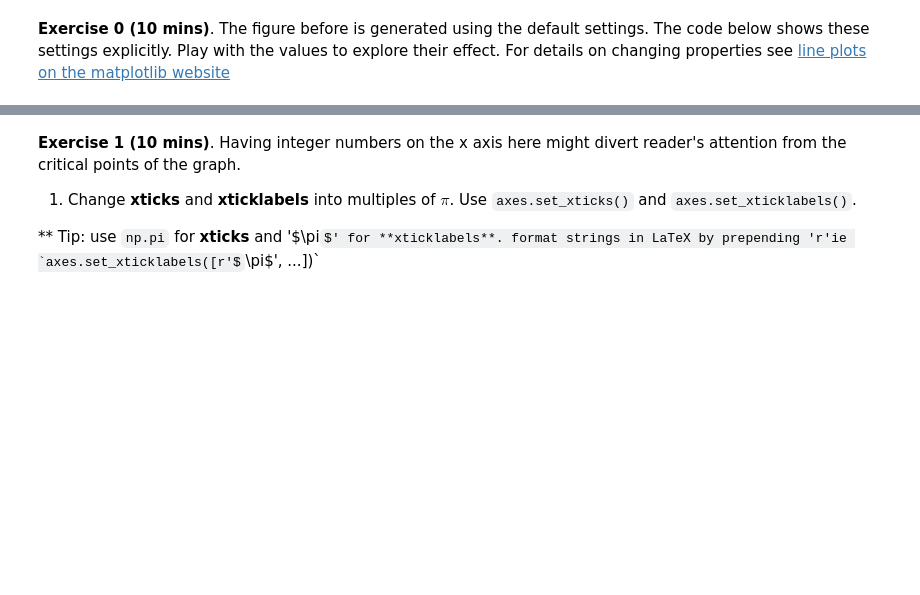
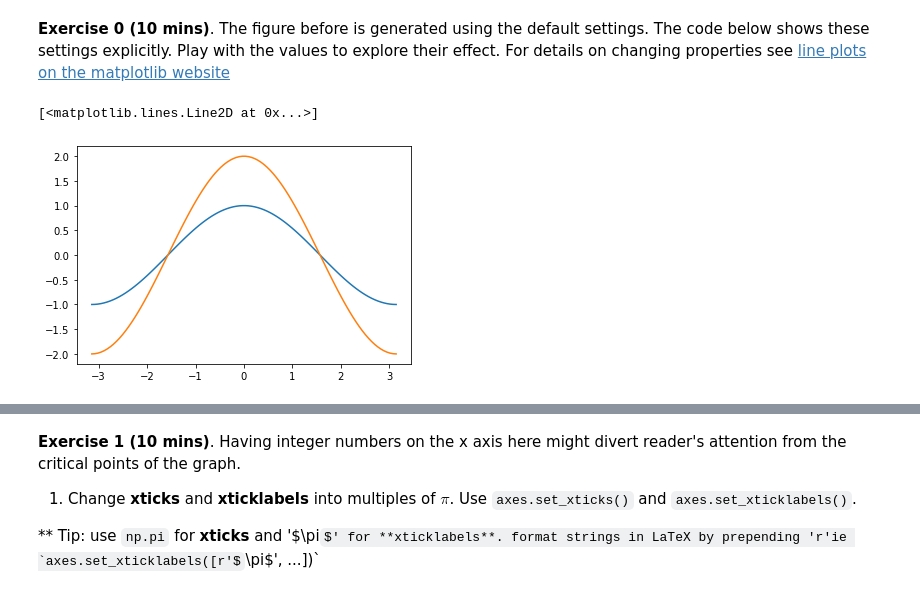
Before and after one commit to ueapy/ppd_python, a Jupyter notebook: notebooks/solutions/05-Matplotlib.ipynb, the cells around one changed output, grey strips where cells are left out. Saved outputs shown, nothing was run; the diff lists cells and outputs as text; code cells hidden in the pictures; some formulas as TeX source; blank space fills up the shorter version.

```diff
--- a/notebooks/solutions/05-Matplotlib.ipynb
+++ b/notebooks/solutions/05-Matplotlib.ipynb
@@ -61,8 +67,11 @@ axes.plot(X, Y2);
 # %%
 # Plot data (with explicit plotting settings)
 fig, axes = plt.subplots(nrows=1, ncols=1, figsize=(6,4))
-axes.plot(X, Y1, color='C0', linewidth=1.0, linestyle='-',alpha=1.0)
-axes.plot(X, Y2, color='C1', linewidth=1.0, linestyle='-',alpha=1.0)
+axes.plot(X, Y1, color='C0', linewidth=1.5, linestyle='-',alpha=1.0)
+axes.plot(X, Y2, color='C1', linewidth=1.5, linestyle='-',alpha=1.0)
+# %% [output]
+[<matplotlib.lines.Line2D at 0x...>]
+[figure, added]
 # %%
 # Your code here
 
```
Also changed, not shown: parts of 16 cells of this notebook, 3 other files.
